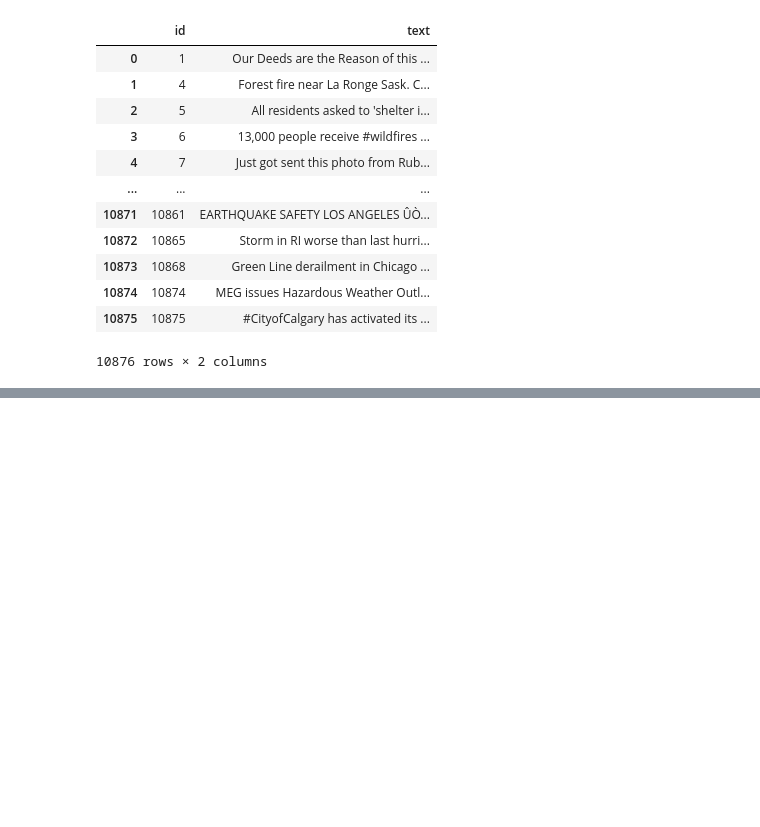
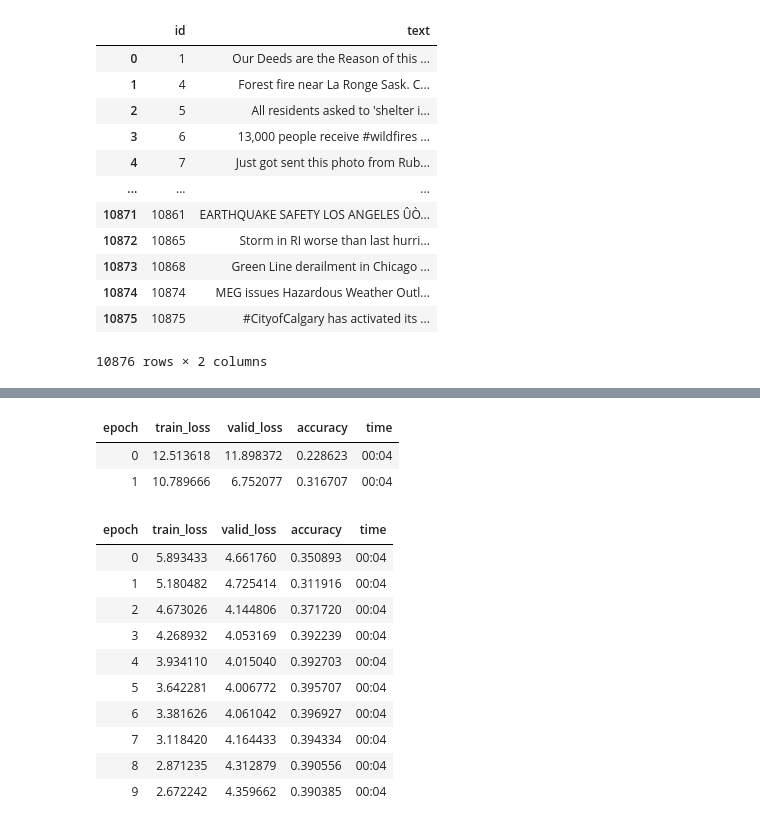
Before and after one commit to njoysubho/datascience, a Jupyter notebook: nlp-disaster-tweet-kaggle/NLP-Disaster-Tweet-Recognition.ipynb, the cells around one changed output, grey strips where cells are left out. Cells and saved outputs as stored; diff of their text form; code cells hidden in the pictures; blank space fills up the shorter version.

```diff
--- a/nlp-disaster-tweet-kaggle/NLP-Disaster-Tweet-Recognition.ipynb
+++ b/nlp-disaster-tweet-kaggle/NLP-Disaster-Tweet-Recognition.ipynb
@@ -82,0 +94,2 @@ learn.recorder.plot()
+# %%
+learn = language_model_learner(data_lm, AWD_LSTM, drop_mult=0.3)
@@ -82,0 +108,6 @@ learn.recorder.plot()
+# %%
+learn.fit_one_cycle(2,max_lr=slice(1e-2,1e+0),moms=(0.8,0.7))
+# %% [output]
+| epoch | train_loss | valid_loss | accuracy | time |
+| 0 | 12.513618 | 11.898372 | 0.228623 | 00:04 |
+| 1 | 10.789666 | 6.752077 | 0.316707 | 00:04 |
@@ -82,0 +116,14 @@ learn.recorder.plot()
+# %%
+learn.fit_one_cycle(10,1e-2,moms=(0.8,0.7))
+# %% [output]
+| epoch | train_loss | valid_loss | accuracy | time |
+| 0 | 5.893433 | 4.661760 | 0.350893 | 00:04 |
+| 1 | 5.180482 | 4.725414 | 0.311916 | 00:04 |
+| 2 | 4.673026 | 4.144806 | 0.371720 | 00:04 |
+| 3 | 4.268932 | 4.053169 | 0.392239 | 00:04 |
+| 4 | 3.934110 | 4.015040 | 0.392703 | 00:04 |
+| 5 | 3.642281 | 4.006772 | 0.395707 | 00:04 |
+| 6 | 3.381626 | 4.061042 | 0.396927 | 00:04 |
+| 7 | 3.118420 | 4.164433 | 0.394334 | 00:04 |
+| 8 | 2.871235 | 4.312879 | 0.390556 | 00:04 |
+| 9 | 2.672242 | 4.359662 | 0.390385 | 00:04 |
```
Also changed, not shown: parts of 35 cells of this notebook, 4 other files.
